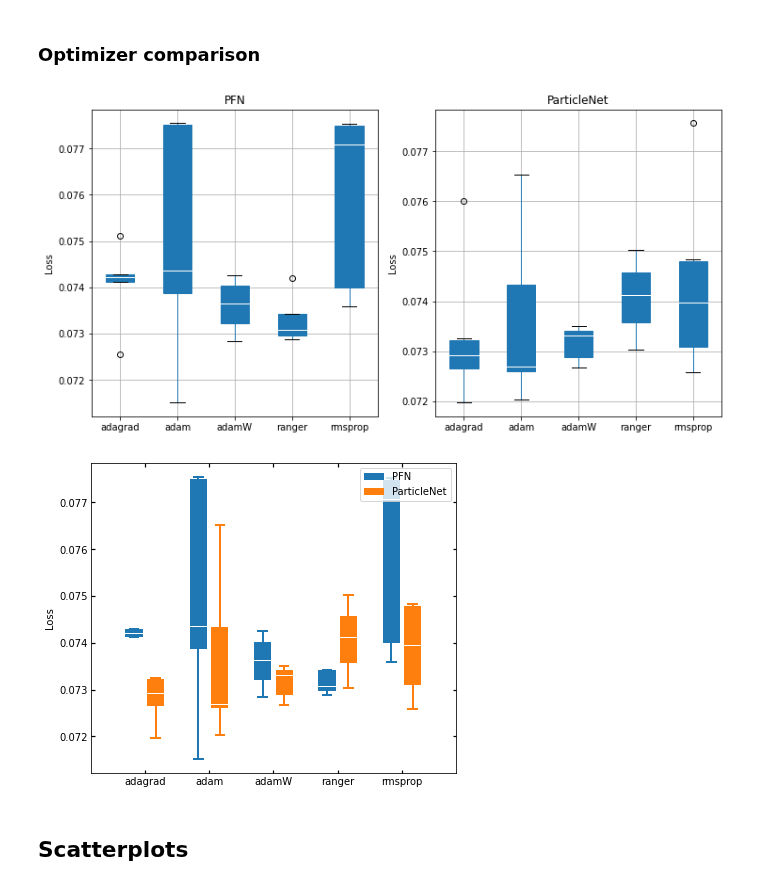
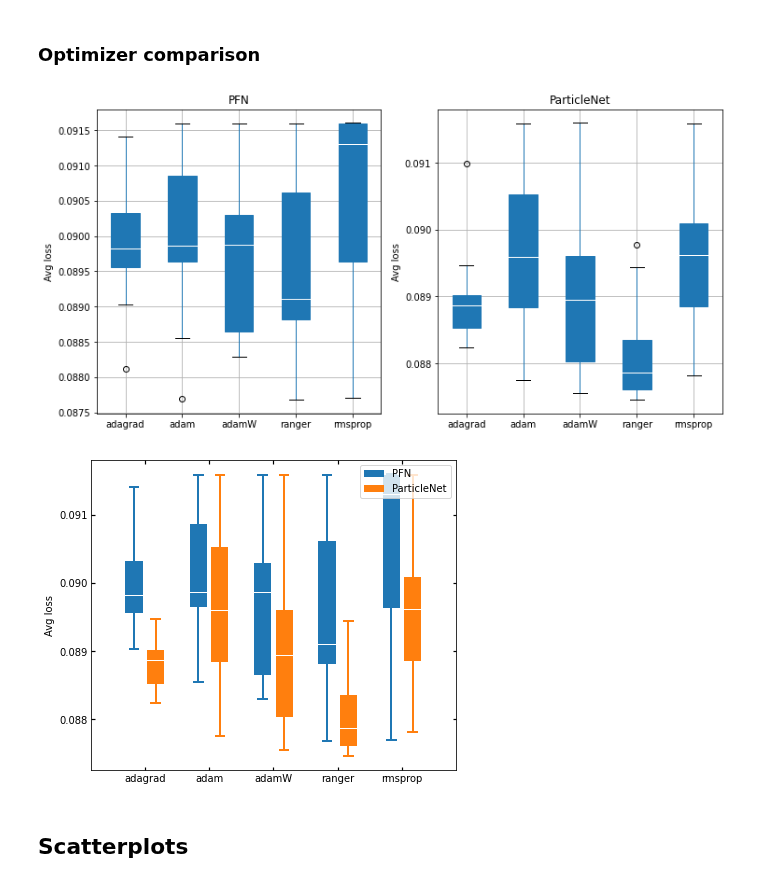
Before and after one commit to deinal/jec-inference, a Jupyter notebook: correlation.ipynb, the cells around one changed output. Cells and saved outputs as stored; diff of their text form; code cells hidden in the pictures.

```diff
--- a/correlation.ipynb
+++ b/correlation.ipynb
@@ -85,12 +115,42 @@ particlenet_katib_string = StringIO("""
     jec-katib-particle-net-regressor-open-9530c0-x74fk8r6,Succeeded,7.47832e-2,8.99513e-2,1.03621e-2,1.79211e-2,7.47832e-2,9.06736e-2,1,8,2,100,2,50,0.37708,6.62468e-3,rmsprop,50,500,1
     jec-katib-particle-net-regressor-open-9530c0-xd5gndjk,Succeeded,7.33897e-2,8.94947e-2,1.02967e-2,1.77894e-2,7.33897e-2,9.02161e-2,3,8,3,200,1,50,0.47692,3.47744e-3,adamW,50,500,1
     jec-katib-particle-net-regressor-open-9530c0-xmdbl784,Succeeded,7.26416e-2,8.83537e-2,9.87936e-3,1.71939e-2,7.26416e-2,8.90333e-2,2,4,3,100,1,100,0.31797,7.11765e-3,adagrad,50,500,1
+    jec-katib-particle-net-regressor-open-793295-2s5gjq9x,Succeeded,7.58936e-2,9.01339e-2,1.07532e-2,1.80234e-2,7.58936e-2,9.08534e-2,1,4,1,200,3,50,0.47755,1.66211e-3,rmsprop,50,500,1
+    jec-katib-particle-net-regressor-open-793295-5llchl46,Succeeded,7.29972e-2,8.79935e-2,1.01626e-2,1.70421e-2,7.29972e-2,8.86812e-2,2,16,3,50,3,200,0.26382,4.63463e-3,ranger,50,500,1
+    jec-katib-particle-net-regressor-open-793295-5v6n7sft,Succeeded,7.59163e-2,9.0986e-2,1.06844e-2,1.83398e-2,7.59163e-2,9.17072e-2,1,8,3,100,2,200,0.16328,7.29285e-3,rmsprop,50,500,1
+    jec-katib-particle-net-regressor-open-793295-7dfrfvdf,Succeeded,7.18171e-2,8.75494e-2,9.61148e-3,1.68558e-2,7.18171e-2,8.82201e-2,3,8,2,50,3,200,8.69991e-2,2.5025e-3,adamW,50,500,1
+    jec-katib-particle-net-regressor-open-793295-7h9pknwp,Succeeded,7.58761e-2,9.07293e-2,1.08739e-2,1.83494e-2,7.58761e-2,9.14485e-2,2,8,3,100,1,50,0.30397,7.38656e-3,adamW,50,500,1
+    jec-katib-particle-net-regressor-open-793295-8rjgp48m,Succeeded,7.24376e-2,8.90127e-2,9.97733e-3,1.74556e-2,7.24376e-2,8.96922e-2,3,4,3,200,1,50,2.06246e-2,2.09781e-3,adamW,50,500,1
+    jec-katib-particle-net-regressor-open-793295-9ngc69k8,Succeeded,7.25356e-2,8.80162e-2,9.76226e-3,1.69884e-2,7.25356e-2,8.86784e-2,1,8,2,200,1,50,1.606e-2,2.51712e-3,adamW,50,500,1
+    jec-katib-particle-net-regressor-open-793295-9xdq2qsr,Succeeded,7.52012e-2,9.05108e-2,1.07175e-2,1.82379e-2,7.52012e-2,9.12313e-2,1,8,2,50,3,100,0.3963,8.31888e-3,adam,50,500,1
+    jec-katib-particle-net-regressor-open-793295-b7sl4bmz,Succeeded,7.53671e-2,9.04371e-2,1.08261e-2,1.82262e-2,7.53671e-2,9.11573e-2,1,16,2,200,2,50,0.1098,8.07328e-3,rmsprop,50,500,1
+    jec-katib-particle-net-regressor-open-793295-cc8mbhgx,Succeeded,7.54724e-2,9.05373e-2,1.07031e-2,1.82679e-2,7.54724e-2,9.12579e-2,2,16,1,50,2,50,0.40583,9.61678e-3,adam,50,500,1
+    jec-katib-particle-net-regressor-open-793295-dn6ck7zj,Succeeded,7.49693e-2,8.97738e-2,1.04108e-2,1.78192e-2,7.49693e-2,9.04932e-2,1,16,2,200,1,100,0.45795,6.11135e-3,rmsprop,50,500,1
+    jec-katib-particle-net-regressor-open-793295-dzxbj2qh,Succeeded,7.41041e-2,8.93601e-2,1.03868e-2,1.77442e-2,7.41041e-2,9.00813e-2,3,4,3,200,2,50,9.5279e-2,7.19808e-3,rmsprop,50,500,1
+    jec-katib-particle-net-regressor-open-793295-fmzhgcz9,Succeeded,7.28139e-2,8.82363e-2,9.96509e-3,1.7136e-2,7.28139e-2,8.89126e-2,2,16,3,200,1,200,0.27183,3.30089e-3,adagrad,50,500,1
+    jec-katib-particle-net-regressor-open-793295-gfxkkmqm,Succeeded,6.71767e-2,9.15931e-2,9.77224e-3,1.85281e-2,6.71767e-2,9.23102e-2,3,16,3,200,2,100,0.28676,6.26963e-3,adamW,50,500,1
+    jec-katib-particle-net-regressor-open-793295-k4wr4mdx,Succeeded,7.22132e-2,8.76424e-2,9.83145e-3,1.68882e-2,7.22132e-2,8.83099e-2,3,16,1,200,3,200,0.14325,2.85978e-3,ranger,50,500,1
+    jec-katib-particle-net-regressor-open-793295-lfkr94m5,Succeeded,7.49046e-2,8.98609e-2,1.04254e-2,1.79106e-2,7.49046e-2,9.05832e-2,3,8,1,100,2,200,0.36015,6.13462e-3,adamW,50,500,1
+    jec-katib-particle-net-regressor-open-793295-m266zjvj,Succeeded,7.44206e-2,8.96383e-2,1.03358e-2,1.7797e-2,7.44206e-2,9.03607e-2,3,16,3,100,3,50,0.1125,9.28256e-3,adamW,50,500,1
+    jec-katib-particle-net-regressor-open-793295-mhwqhfbq,Succeeded,7.20441e-2,8.86784e-2,9.71707e-3,1.7419e-2,7.20441e-2,8.93908e-2,2,4,1,100,1,200,0.12225,9.64392e-3,adagrad,50,500,1
+    jec-katib-particle-net-regressor-open-793295-ngr6rnm7,Succeeded,7.75855e-2,9.15915e-2,1.12071e-2,1.85298e-2,7.75855e-2,9.23085e-2,1,8,2,200,3,50,0.44738,7.08373e-3,adam,50,500,1
+    jec-katib-particle-net-regressor-open-793295-pr262cc4,Succeeded,7.24173e-2,8.82723e-2,9.89134e-3,1.71038e-2,7.24173e-2,8.89436e-2,1,8,2,50,2,200,0.18493,4.75699e-3,adam,50,500,1
+    jec-katib-particle-net-regressor-open-793295-pwhmgkbz,Succeeded,7.3279e-2,8.911e-2,1.00832e-2,1.76115e-2,7.3279e-2,8.98282e-2,1,4,1,100,1,100,0.19586,4.82805e-3,adagrad,50,500,1
+    jec-katib-particle-net-regressor-open-793295-sc9skrbr,Succeeded,7.27657e-2,8.8867e-2,9.97047e-3,1.74791e-2,7.27657e-2,8.958e-2,1,8,1,100,2,100,0.17106,8.44318e-3,adagrad,50,500,1
+    jec-katib-particle-net-regressor-open-793295-shk74bk7,Succeeded,7.34498e-2,8.94689e-2,9.97515e-3,1.77809e-2,7.34498e-2,9.01912e-2,2,8,1,200,1,100,0.33167,1.09501e-3,adagrad,50,500,1
+    jec-katib-particle-net-regressor-open-793295-slndmfwd,Succeeded,7.21741e-2,8.78802e-2,9.81446e-3,1.69781e-2,7.21741e-2,8.85549e-2,2,8,2,100,3,50,6.20548e-2,3.87406e-3,rmsprop,50,500,1
+    jec-katib-particle-net-regressor-open-793295-tt88zzd8,Succeeded,7.29918e-2,8.8843e-2,9.92855e-3,1.74994e-2,7.29918e-2,8.95604e-2,1,8,2,50,1,200,0.32993,2.06106e-3,adam,50,500,1
+    jec-katib-particle-net-regressor-open-793295-vwkrv2qd,Succeeded,7.27335e-2,8.75243e-2,1.00245e-2,1.68532e-2,7.27335e-2,8.81956e-2,3,16,2,100,2,100,0.11359,1.84281e-3,ranger,50,500,1
+    jec-katib-particle-net-regressor-open-793295-w24c46zx,Succeeded,7.23507e-2,8.78541e-2,9.76296e-3,1.69626e-2,7.23507e-2,8.85278e-2,2,8,2,200,2,200,0.1651,1.01459e-3,adamW,50,500,1
+    jec-katib-particle-net-regressor-open-793295-w6pgbtrm,Succeeded,7.49432e-2,8.99724e-2,1.0677e-2,1.80415e-2,7.49432e-2,9.06966e-2,3,4,1,200,3,100,0.14232,6.35495e-3,adam,50,500,1
+    jec-katib-particle-net-regressor-open-793295-w9lcjtxs,Succeeded,7.12971e-2,8.74578e-2,9.89494e-3,1.68211e-2,7.12971e-2,8.81273e-2,3,16,3,50,3,200,1.16309e-2,8.72368e-3,ranger,50,500,1
+    jec-katib-particle-net-regressor-open-793295-xzc4xs2t,Succeeded,7.21904e-2,8.78097e-2,9.82064e-3,1.69377e-2,7.21904e-2,8.84698e-2,3,4,3,50,1,200,0.14044,2.67787e-3,ranger,50,500,1
 """)
 
 particlenet_df = pd.read_csv(particlenet_katib_string)
 particlenet_df = particlenet_df.drop(['Status', 'Num epochs', 'Batch size', 'Data fraction'], axis=1)
 particlenet_df['Optimizer'] = pd.Categorical(particlenet_df.Optimizer)
-particlenet_df['1 - Loss'] = 1 - particlenet_df.Loss
+particlenet_df['1 - Avg loss'] = 1 - particlenet_df['Avg loss']
 particlenet_df.head()
 # %% [output]
 |  | Trial name | Loss | Avg loss | Mse | Avg mse | Mae | Avg mae | Num edge conv blocks | K | ... |
@@ -193,32 +253,32 @@ pd.concat(particlenet_scores, axis=1)[6:14].T
 ### Optimizer comparison
 # %%
 fig, (ax1, ax2) = plt.subplots(1, 2, figsize=(12, 6))
-pfn_df.pivot(columns='Optimizer', values='Loss').boxplot(
+pfn_df.pivot(columns='Optimizer', values='Avg loss').boxplot(
     ax=ax1,
     patch_artist=True,
     medianprops={'color': 'white'},
 )
-particlenet_df.pivot(columns='Optimizer', values='Loss').boxplot(
+particlenet_df.pivot(columns='Optimizer', values='Avg loss').boxplot(
     ax=ax2,
     patch_artist=True,
     medianprops={'color': 'white'},
 )
 
 ax1.set_title('PFN')
-ax1.set_ylabel('Loss')
+ax1.set_ylabel('Avg loss')
 ax2.set_title('ParticleNet')
-ax2.set_ylabel('Loss')
+ax2.set_ylabel('Avg loss')
 
 plt.show()
 # %% [output]
-[figure, old version]
+[figure, new version]
 # %%
 fig, ax = plt.subplots(figsize=(6, 4.8))
 
-pfn_pivoted = pfn_df.pivot(columns='Optimizer', values='Loss')
+pfn_pivoted = pfn_df.pivot(columns='Optimizer', values='Avg loss')
 pfn_data = [pfn_pivoted[col].dropna().values for col in pfn_pivoted.columns]
 
-particlenet_pivoted = particlenet_df.pivot(columns='Optimizer', values='Loss')
+particlenet_pivoted = particlenet_df.pivot(columns='Optimizer', values='Avg loss')
 particlenet_data = [particlenet_pivoted[col].dropna().values for col in particlenet_pivoted.columns]
 
 labels = ['adagrad', 'adam', 'adamW', 'ranger', 'rmsprop']
@@ -249,11 +309,11 @@ ax.tick_params(
     bottom=True, top=True, left=True, right=True
 )
 ax.set_xlim([-1, 16])
-ax.set_ylabel('Loss')
+ax.set_ylabel('Avg loss')
 plt.tight_layout()
 plt.show()
 # %% [output]
-[figure, old version]
+[figure, new version]
 # %% [markdown]
 ## Scatterplots
 # %%
```
Also changed, not shown: parts of 9 cells of this notebook, 2 other files.
